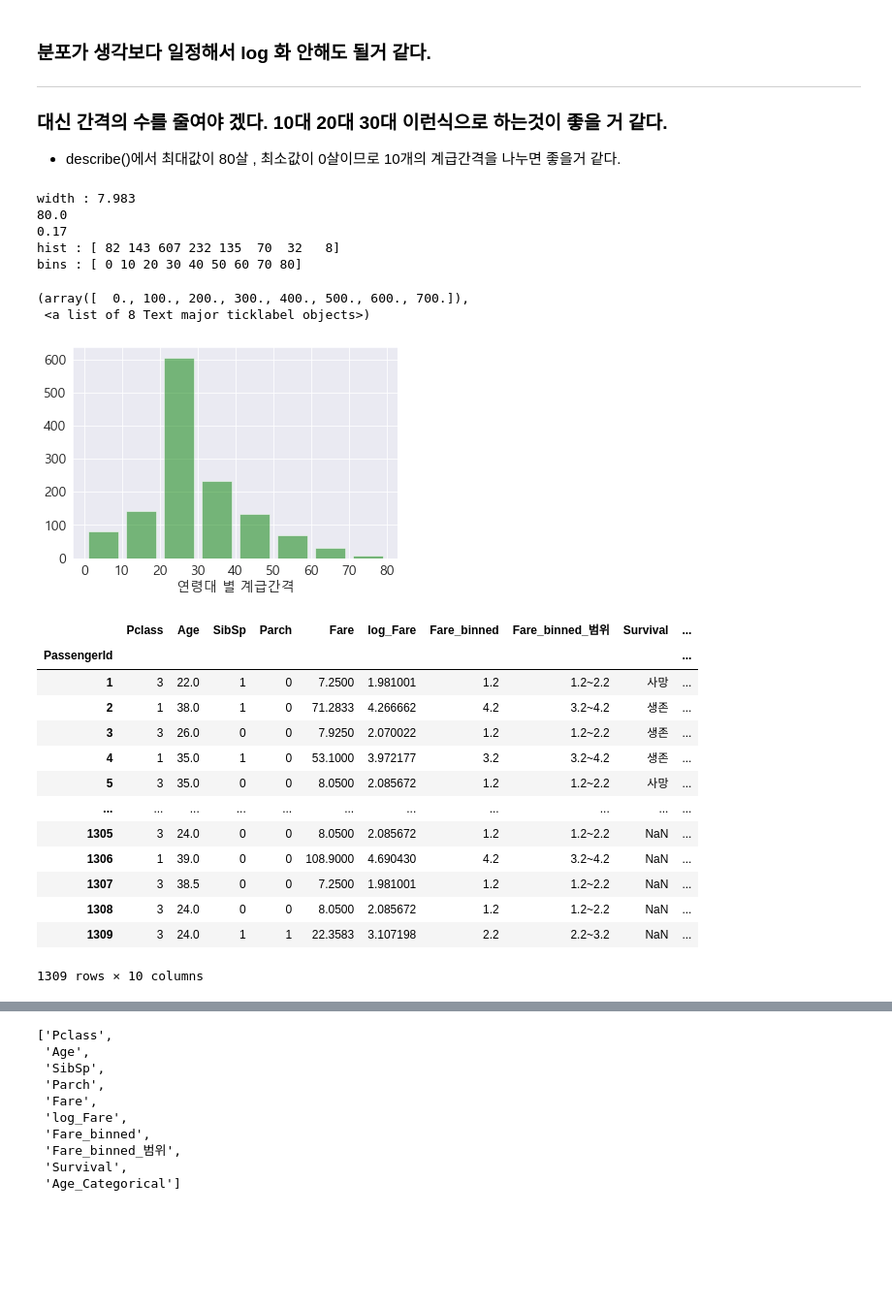
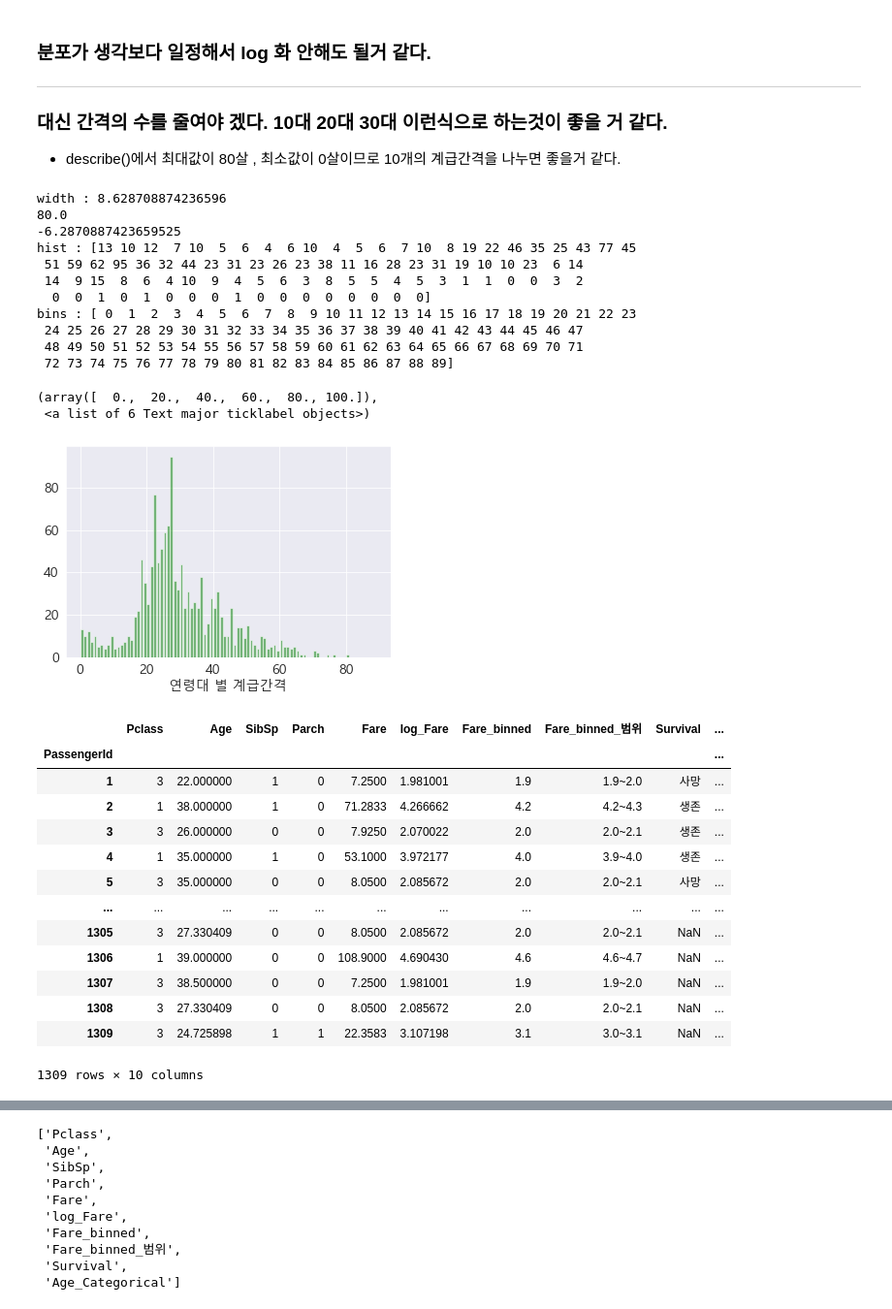
Before and after one commit to CodingDataAnalysis/ParkSH, a Jupyter notebook: Data_and_CodingTest/DataScience/타이타닉_로지스틱/23_04_27/로지스틱_회귀_분류_모델링.ipynb, the cells around one changed output, grey strips where cells are left out. Shown at 97% size. Cells and saved outputs as stored; diff of their text form; code cells hidden in the pictures; blank space fills up the shorter version.

```diff
--- a/Data_and_CodingTest/DataScience/타이타닉_로지스틱/23_04_27/로지스틱_회귀_분류_모델링.ipynb
+++ b/Data_and_CodingTest/DataScience/타이타닉_로지스틱/23_04_27/로지스틱_회귀_분류_모델링.ipynb
@@ -362,4 +763,6 @@ all_data_bin
 ## 명목형 자료에 대해 계급간격 공식을 이용하여 범주화 시키기
 
 - https://knowallworld.tistory.com/197
+# %%
+K = 60 # 계급간격
 # %%
@@ -417,5 +834,5 @@ PassengerId
 # %%
-width = (max(all_data_bin['log_Fare']) - min(all_data_bin['log_Fare'])) / 5 #계급 간격 구하는 공식
+width = (max(all_data_bin['log_Fare']) - min(all_data_bin['log_Fare'])) / K #계급 간격 구하는 공식
 print(f'width : {width}')
 print(max(all_data_bin['log_Fare']))
 print(min(all_data_bin['log_Fare']))
@@ -453,7 +877,7 @@ max_val = all_data_bin['log_Fare'].max()
 labels = [f'{round(i,1)}' for i in bins]
 
 # train['Fare'] 값을 labels에 맞게 범주형으로 변환
-all_data_bin['Fare_binned'] = pd.cut(all_data_bin['log_Fare'], bins=len(labels), labels=labels)
+all_data_bin['Fare_binned'] = pd.cut(all_data_bin['log_Fare'], bins=len(labels), labels=labels , ordered = False)
 # train 데이터프레임 내용 확인
 all_data_bin
 # %% [output]
@@ -476,7 +909,7 @@ all_data_bin
 labels = [f"{bins[i]:.1f}~{bins[i+1]:.1f}" for i in range(len(bins)-1)]
 
 # train['Fare'] 값을 labels에 맞게 범주형으로 변환
-all_data_bin['Fare_binned_범위'] = pd.cut(all_data_bin['log_Fare'], bins=len(labels), labels=labels)
+all_data_bin['Fare_binned_범위'] = pd.cut(all_data_bin['log_Fare'], bins=len(labels), labels=labels , ordered=False)
 # train 데이터프레임 내용 확인
 all_data_bin
 # %% [output]
@@ -568,50 +1026,56 @@ plt.yticks(fontsize = 14)
 # %%
 width = (max(all_data_bin['Age']) - min(all_data_bin['Age'])) / 10 #계급 간격 구하는 공식
 
 # width = np.arange(0,90,10)
 
 print(f'width : {width}')
 print(max(all_data_bin['Age']))
 print(min(all_data_bin['Age']))
-bins = np.arange(0,90,10)
+bins = np.arange(0,90,1)
 hist, bins = np.histogram(all_data_bin['Age'], bins)
 print(f'hist : {hist}')
 print(f'bins : {bins}')
 
 plt.hist(all_data_bin['Age'], bins , rwidth = 0.8 , color = 'green' , alpha = 0.5)
 plt.xlabel('연령대 별 계급간격' , fontsize = 14)
 plt.xticks(fontsize = 14)
 plt.yticks(fontsize = 14)
 # %% [output]
-width : 7.983
+width : 8.628708874236596
 80.0
-0.17
-hist : [ 82 143 607 232 135  70  32   8]
-bins : [ 0 10 20 30 40 50 60 70 80]
+-6.2870887423659525
+hist : [13 10 12  7 10  5  6  4  6 10  4  5  6  7 10  8 19 22 46 35 25 43 77 45
+ 51 59 62 95 36 32 44 23 31 23 26 23 38 11 16 28 23 31 19 10 10 23  6 14
+ 14  9 15  8  6  4 10  9  4  5  6  3  8  5  5  4  5  3  1  1  0  0  3  2
+  0  0  1  0  1  0  0  0  1  0  0  0  0  0  0  0  0]
+bins : [ 0  1  2  3  4  5  6  7  8  9 10 11 12 13 14 15 16 17 18 19 20 21 22 23
+ 24 25 26 27 28 29 30 31 32 33 34 35 36 37 38 39 40 41 42 43 44 45 46 47
+ 48 49 50 51 52 53 54 55 56 57 58 59 60 61 62 63 64 65 66 67 68 69 70 71
+ 72 73 74 75 76 77 78 79 80 81 82 83 84 85 86 87 88 89]
-(array([  0., 100., 200., 300., 400., 500., 600., 700.]),
- <a list of 8 Text major ticklabel objects>)
+(array([  0.,  20.,  40.,  60.,  80., 100.]),
+ <a list of 6 Text major ticklabel objects>)
-[figure, old version]
+[figure, new version]
 # %%
-labels = [f'{i}' for i in bins]
-
-# train['Fare'] 값을 labels에 맞게 범주형으로 변환
-all_data_bin['Age_Categorical'] = pd.cut(all_data_bin['Age'], bins=len(labels), labels=labels)
-# train 데이터프레임 내용 확인
-all_data_bin
+# labels = [f'{i}' for i in bins]
+#
+# # train['Fare'] 값을 labels에 맞게 범주형으로 변환
+# all_data_bin['Age_Categorical'] = pd.cut(all_data_bin['Age'], bins=len(labels), labels=labels)
+# # train 데이터프레임 내용 확인
+# all_data_bin
 # %% [output]
 |  | Pclass | Age | SibSp | Parch | Fare | log_Fare | Fare_binned | Fare_binned_범위 | Survival | ... |
 | PassengerId |  |  |  |  |  |  |  |  |  | ... |
-| 1 | 3 | 22.0 | 1 | 0 | 7.2500 | 1.981001 | 1.2 | 1.2~2.2 | 사망 | ... |
-| 2 | 1 | 38.0 | 1 | 0 | 71.2833 | 4.266662 | 4.2 | 3.2~4.2 | 생존 | ... |
-| 3 | 3 | 26.0 | 0 | 0 | 7.9250 | 2.070022 | 1.2 | 1.2~2.2 | 생존 | ... |
-| 4 | 1 | 35.0 | 1 | 0 | 53.1000 | 3.972177 | 3.2 | 3.2~4.2 | 생존 | ... |
-| 5 | 3 | 35.0 | 0 | 0 | 8.0500 | 2.085672 | 1.2 | 1.2~2.2 | 사망 | ... |
+| 1 | 3 | 22.000000 | 1 | 0 | 7.2500 | 1.981001 | 1.9 | 1.9~2.0 | 사망 | ... |
+| 2 | 1 | 38.000000 | 1 | 0 | 71.2833 | 4.266662 | 4.2 | 4.2~4.3 | 생존 | ... |
+| 3 | 3 | 26.000000 | 0 | 0 | 7.9250 | 2.070022 | 2.0 | 2.0~2.1 | 생존 | ... |
+| 4 | 1 | 35.000000 | 1 | 0 | 53.1000 | 3.972177 | 4.0 | 3.9~4.0 | 생존 | ... |
+| 5 | 3 | 35.000000 | 0 | 0 | 8.0500 | 2.085672 | 2.0 | 2.0~2.1 | 사망 | ... |
 | ... | ... | ... | ... | ... | ... | ... | ... | ... | ... | ... |
-| 1305 | 3 | 24.0 | 0 | 0 | 8.0500 | 2.085672 | 1.2 | 1.2~2.2 | NaN | ... |
-| 1306 | 1 | 39.0 | 0 | 0 | 108.9000 | 4.690430 | 4.2 | 3.2~4.2 | NaN | ... |
-| 1307 | 3 | 38.5 | 0 | 0 | 7.2500 | 1.981001 | 1.2 | 1.2~2.2 | NaN | ... |
-| 1308 | 3 | 24.0 | 0 | 0 | 8.0500 | 2.085672 | 1.2 | 1.2~2.2 | NaN | ... |
-| 1309 | 3 | 24.0 | 1 | 1 | 22.3583 | 3.107198 | 2.2 | 2.2~3.2 | NaN | ... |
+| 1305 | 3 | 27.330409 | 0 | 0 | 8.0500 | 2.085672 | 2.0 | 2.0~2.1 | NaN | ... |
+| 1306 | 1 | 39.000000 | 0 | 0 | 108.9000 | 4.690430 | 4.6 | 4.6~4.7 | NaN | ... |
+| 1307 | 3 | 38.500000 | 0 | 0 | 7.2500 | 1.981001 | 1.9 | 1.9~2.0 | NaN | ... |
+| 1308 | 3 | 27.330409 | 0 | 0 | 8.0500 | 2.085672 | 2.0 | 2.0~2.1 | NaN | ... |
+| 1309 | 3 | 24.725898 | 1 | 1 | 22.3583 | 3.107198 | 3.1 | 3.0~3.1 | NaN | ... |
 1309 rows × 10 columns
 # %%
 age_cat_with_daes = all_data_bin['Age_Categorical'].apply(lambda x: str(x)+'대')
```
Also changed, not shown: parts of 63 cells of this notebook, 14 other files.
